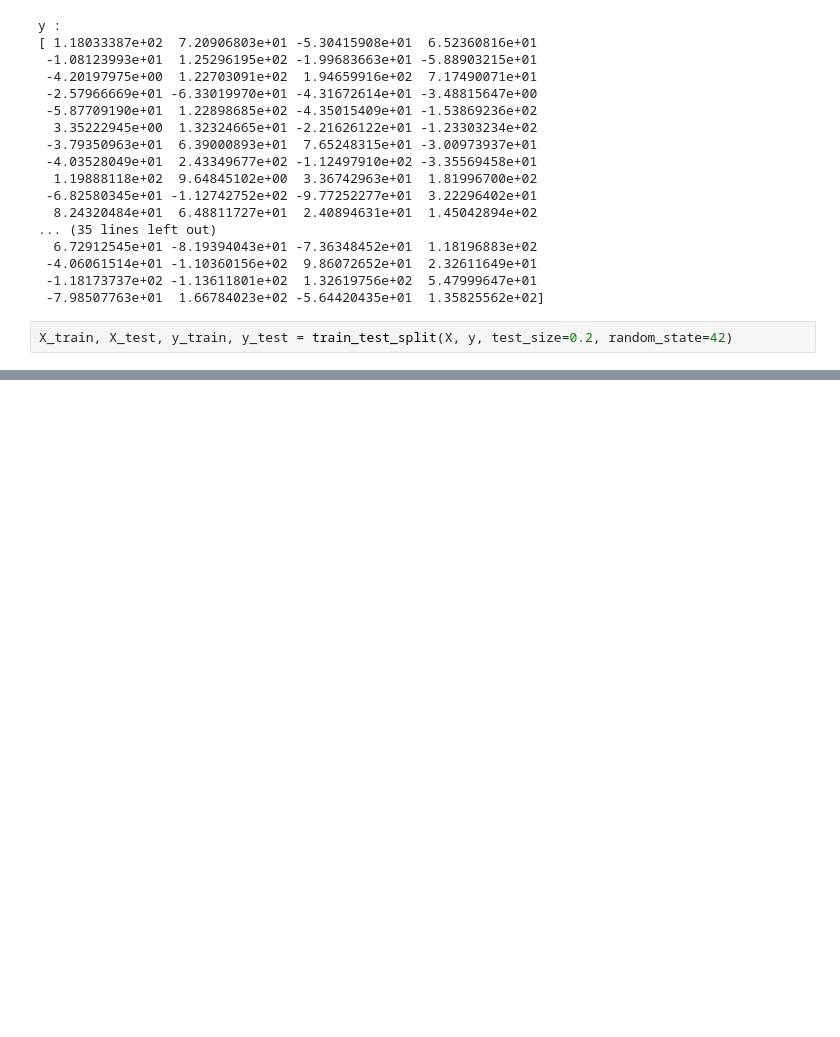
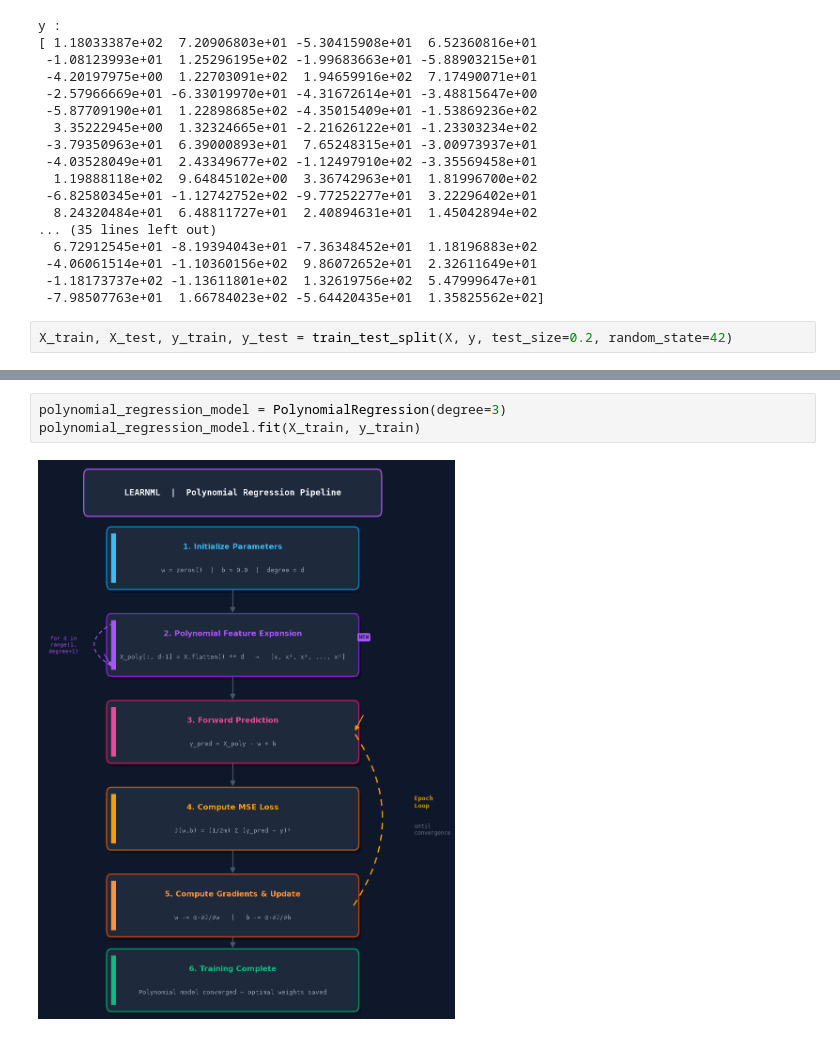
Before and after one commit to 7sn3rif/LearnML_Library, a Jupyter notebook: testing/regression_testing.ipynb, the cells around one changed output, grey strips where cells are left out. Cells and saved outputs as stored; diff of their text form; blank space fills up the shorter version.

```diff
--- a/testing/regression_testing.ipynb
+++ b/testing/regression_testing.ipynb
@@ -113,0 +155,5 @@ AttributeError: 'LinearRegression' object has no attribute 'predict'
+# %%
+polynomial_regression_model = PolynomialRegression(degree=3)
+polynomial_regression_model.fit(X_train, y_train)
+# %% [output]
+[figure, added]
```
Also changed, not shown: parts of 18 cells of this notebook, 3 other files.
